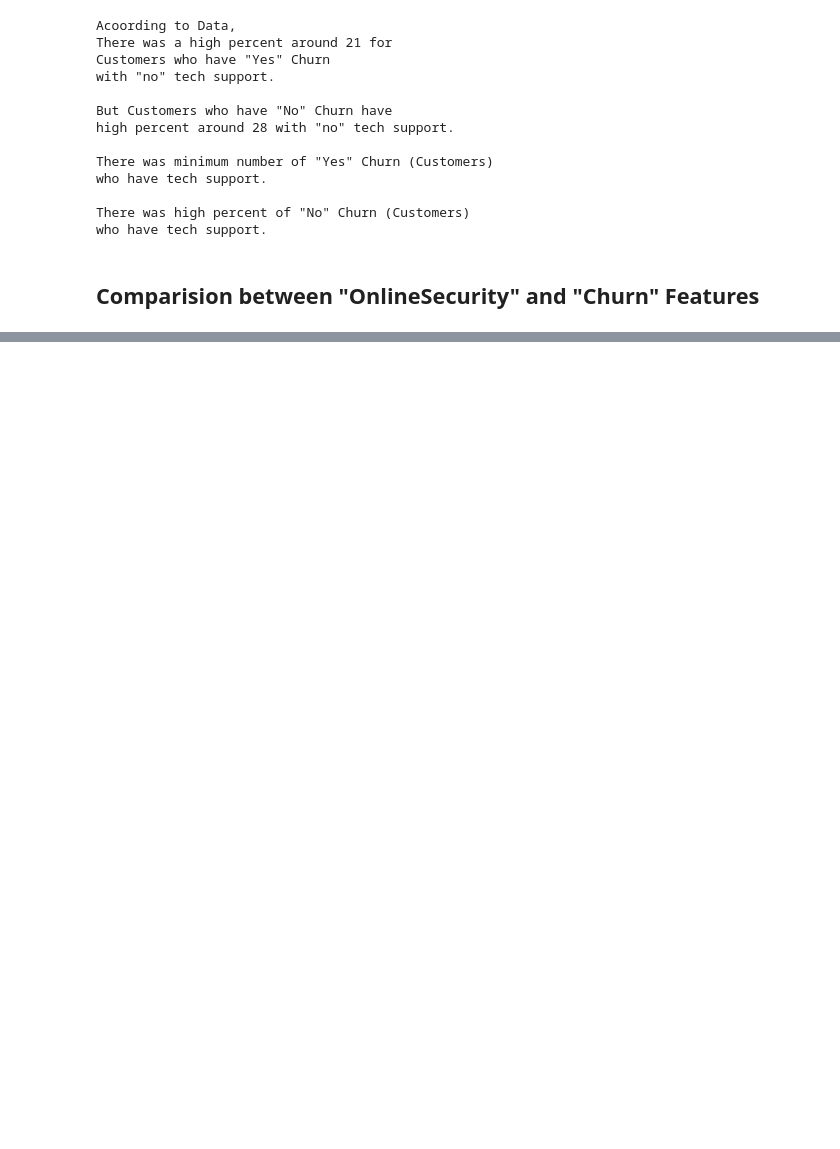
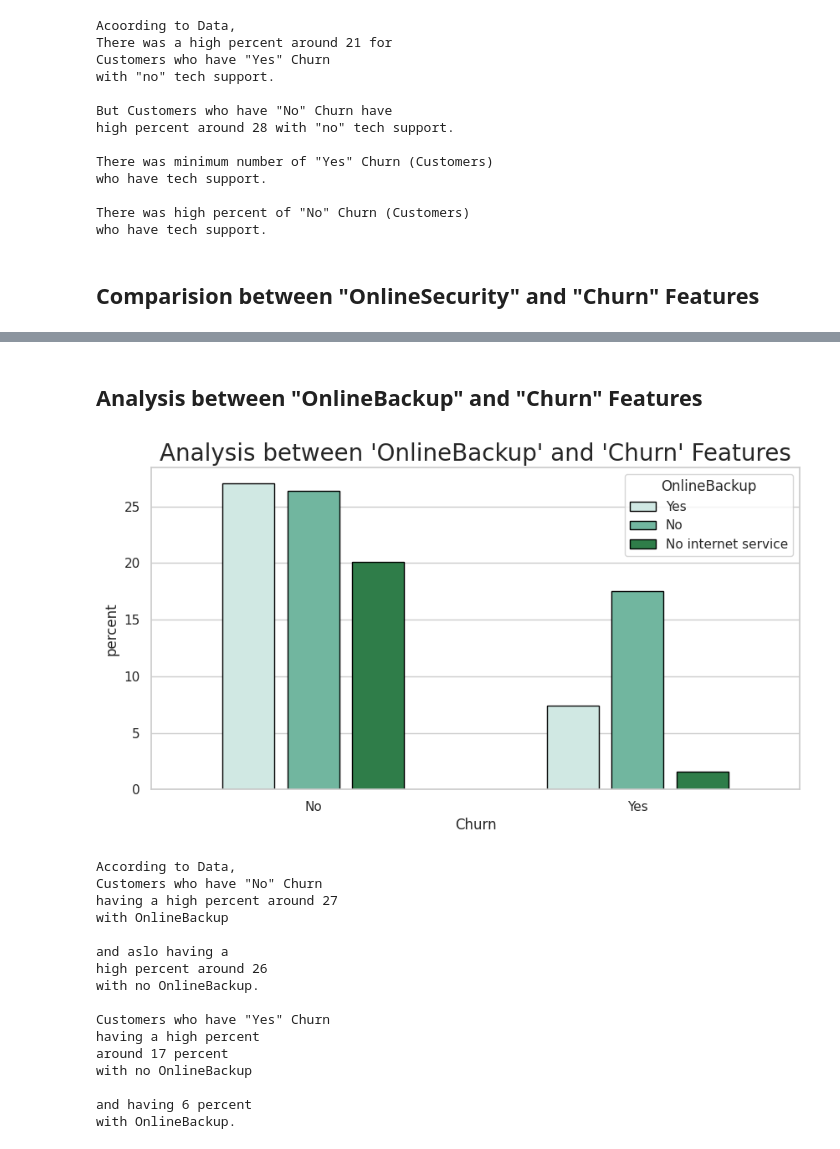
Before and after one commit to ArthJain123/Customer-Churn-Prediction-ML, a Jupyter notebook: Customer_Churn_Prediction.ipynb, the cells around one changed output, grey strips where cells are left out. Saved outputs shown, nothing was run; the diff lists cells and outputs as text; code cells hidden in the pictures; blank space fills up the shorter version.

```diff
--- a/Customer_Churn_Prediction.ipynb
+++ b/Customer_Churn_Prediction.ipynb
@@ -522,3 +523,53 @@ Customers who have "No" Churn
 having high percentage
 around 28 percent
 not having OnlineSecurity.
+# %% [markdown]
+## Analysis between "OnlineBackup" and "Churn" Features
+# %%
+# ================================ Analysis between "OnlineBackup" and "Churn" Features ============================
+
+
+plt.figure(figsize = (10,5))
+
+plt.title("Analysis between 'OnlineBackup' and 'Churn' Features",fontsize = 20)
+
+sns.countplot(x = "Churn",data = data,hue = "OnlineBackup",stat = "percent",width = 0.6,palette = "BuGn",edgecolor = "black",gap = 0.2)
+plt.show()
+
+print("""
+According to Data,
+Customers who have "No" Churn
+having a high percent around 27
+with OnlineBackup
+
+and aslo having a
+high percent around 26
+with no OnlineBackup.
+
+Customers who have "Yes" Churn
+having a high percent
+around 17 percent
+with no OnlineBackup
+
+and having 6 percent
+with OnlineBackup.
+
+""")
+# %% [output]
+[figure, added]
+According to Data,
+Customers who have "No" Churn
+having a high percent around 27
+with OnlineBackup
+
+and aslo having a
+high percent around 26
+with no OnlineBackup.
+
+Customers who have "Yes" Churn
+having a high percent
+around 17 percent
+with no OnlineBackup
+
+and having 6 percent
+with OnlineBackup.
```
Also changed, not shown: parts of 3 cells of this notebook.
